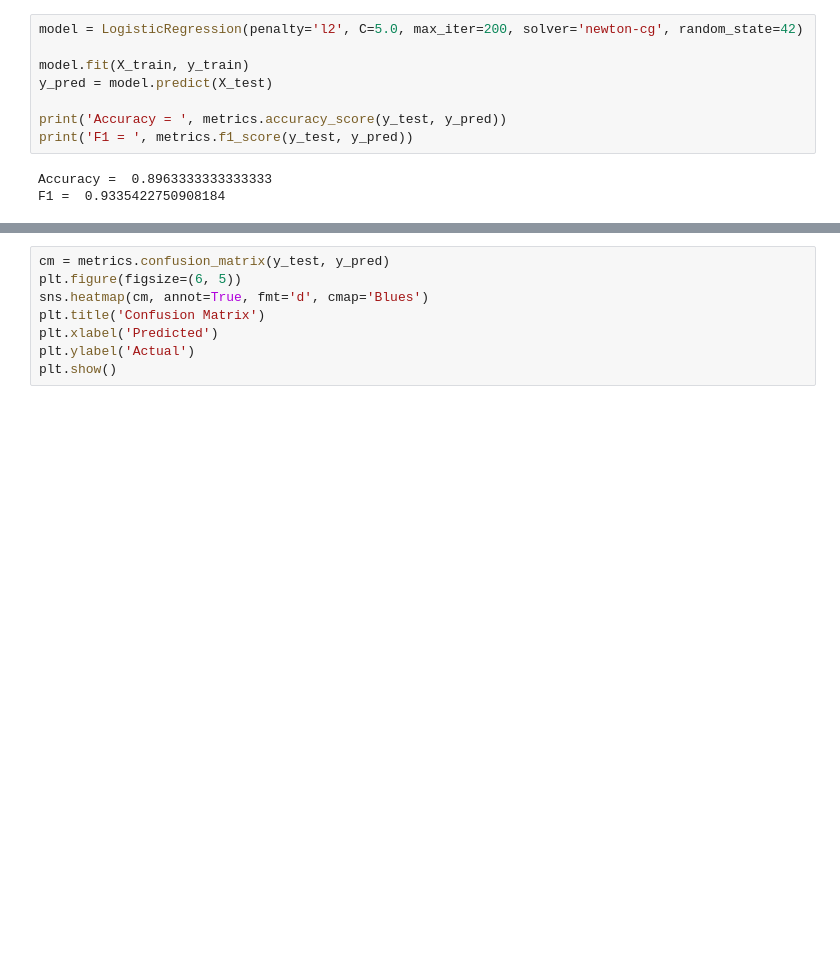
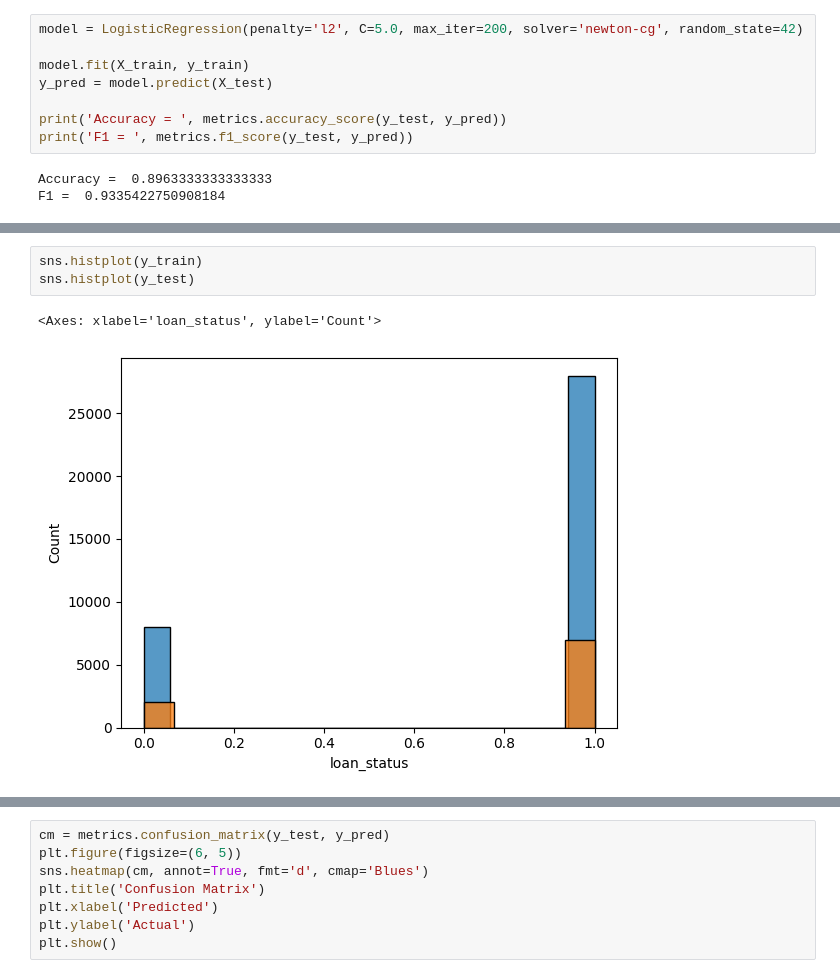
Before and after one commit to alexander-mirea/ML2026, a Jupyter notebook: Практика 3/Практика_3.ipynb, the cells around one changed output, grey strips where cells are left out. Saved outputs shown, nothing was run; the diff lists cells and outputs as text; blank space fills up the shorter version.

```diff
--- a/Практика 3/Практика_3.ipynb
+++ b/Практика 3/Практика_3.ipynb
@@ -565,0 +584,6 @@ sns.histplot(df['loan_status'])
+# %%
+sns.histplot(y_train)
+sns.histplot(y_test)
+# %% [output]
+<Axes: xlabel='loan_status', ylabel='Count'>
+[figure, added]
```
Also changed, not shown: parts of 12 cells of this notebook.
